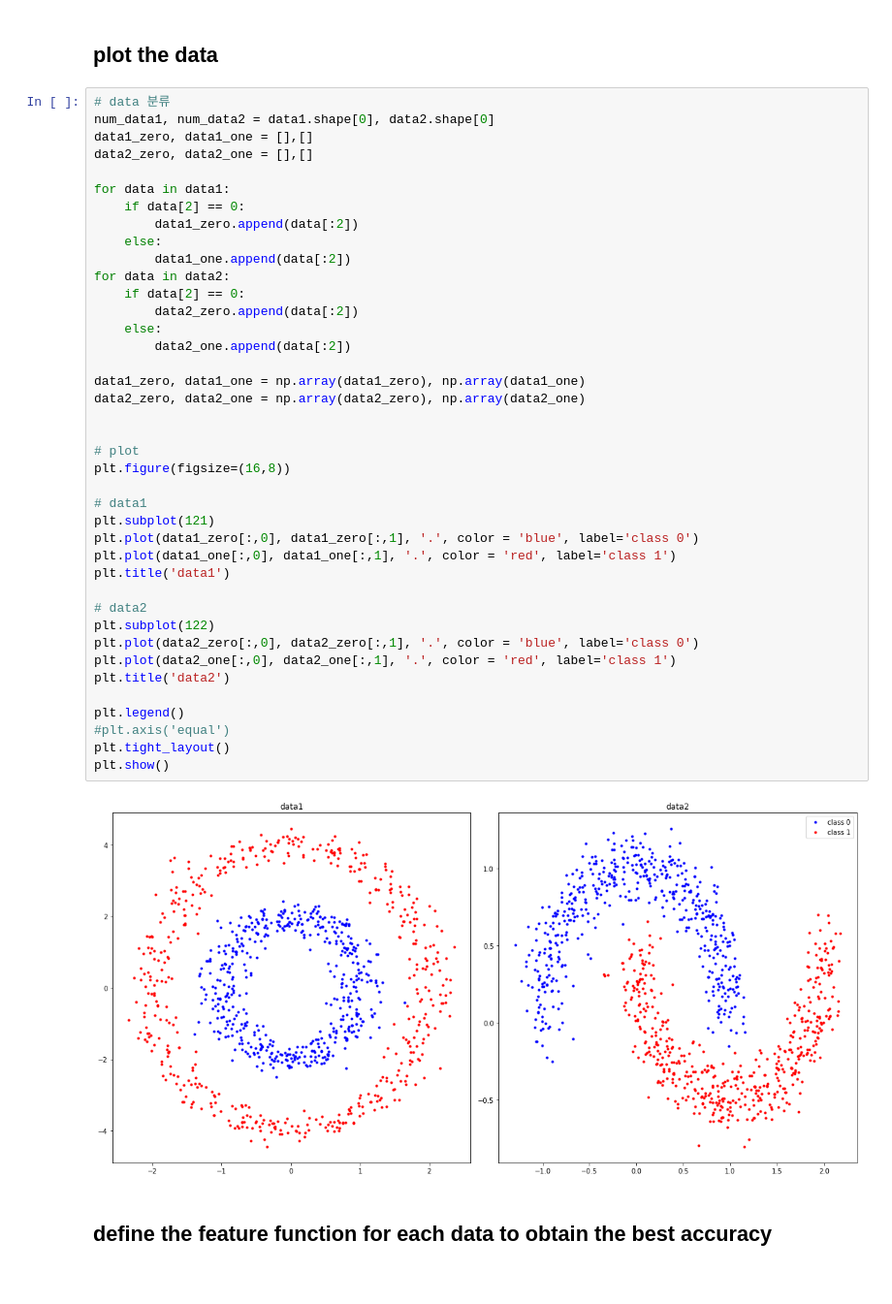
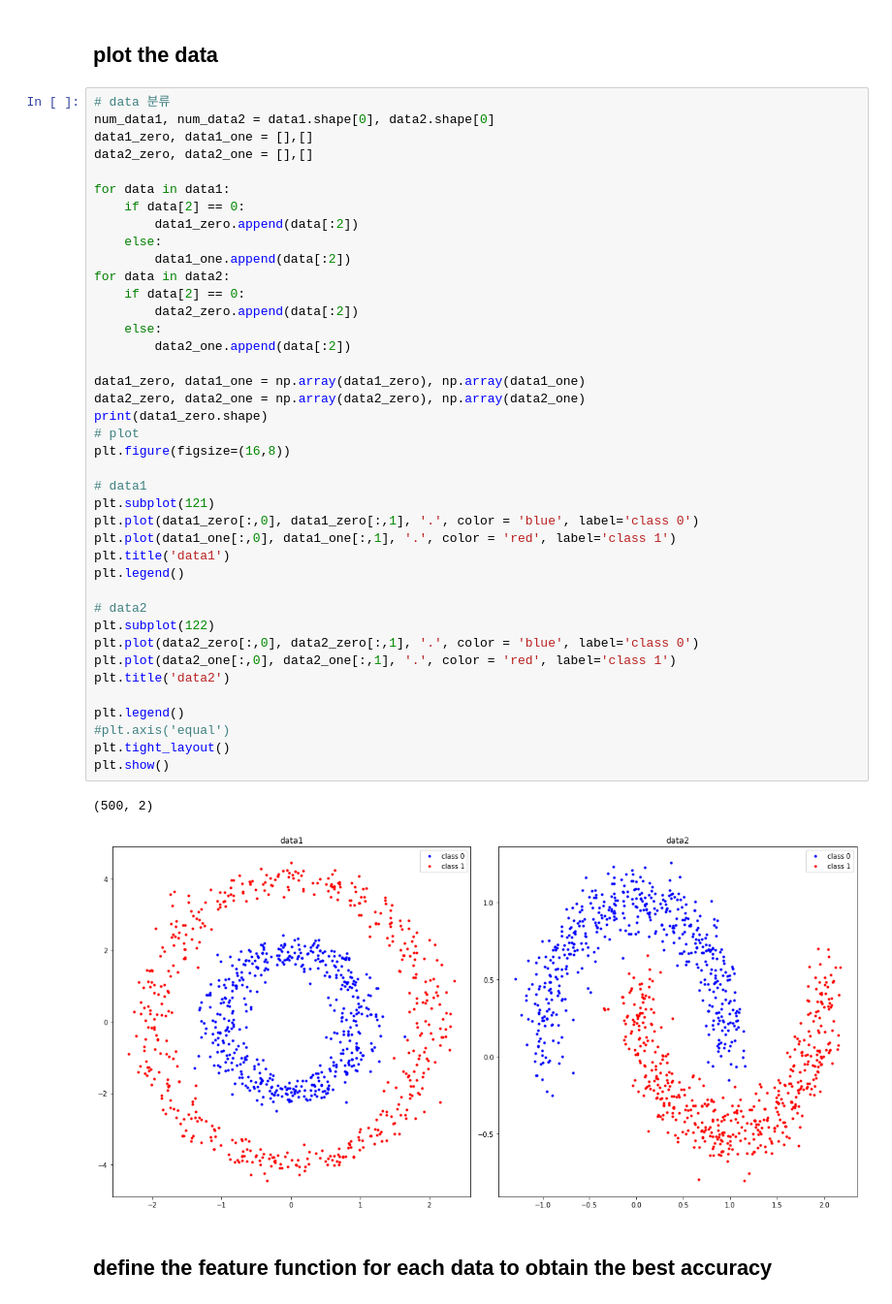
Before and after one commit to YJbonobono/assignment-machine-learning, a Jupyter notebook: 09/assignment_09_new.ipynb, the cells around one changed output. Shown: that part at 97% size. Saved outputs shown, nothing was run; the diff lists cells and outputs as text.

Commit message:
modified plot_data function

```diff
--- a/09/assignment_09_new.ipynb
+++ b/09/assignment_09_new.ipynb
@@ -37,36 +37,37 @@ for data in data1:
     else:
         data1_one.append(data[:2])
 for data in data2:
     if data[2] == 0:
         data2_zero.append(data[:2])
     else:
         data2_one.append(data[:2])
 
 data1_zero, data1_one = np.array(data1_zero), np.array(data1_one)
 data2_zero, data2_one = np.array(data2_zero), np.array(data2_one)
-
-
+print(data1_zero.shape)
 # plot
 plt.figure(figsize=(16,8))
 
 # data1
 plt.subplot(121)
 plt.plot(data1_zero[:,0], data1_zero[:,1], '.', color = 'blue', label='class 0')
 plt.plot(data1_one[:,0], data1_one[:,1], '.', color = 'red', label='class 1')
 plt.title('data1')
+plt.legend()
 
 # data2
 plt.subplot(122)
 plt.plot(data2_zero[:,0], data2_zero[:,1], '.', color = 'blue', label='class 0')
 plt.plot(data2_one[:,0], data2_one[:,1], '.', color = 'red', label='class 1')
 plt.title('data2')
 
 plt.legend()
 #plt.axis('equal')
 plt.tight_layout()
 plt.show()
 # %% [output]
+(500, 2)
-[figure, old version]
+[figure, new version]
 # %% [markdown]
 ## define the feature function for each data to obtain the best accuracy
 # %%
```
Also changed, not shown: parts of 18 cells of this notebook.
